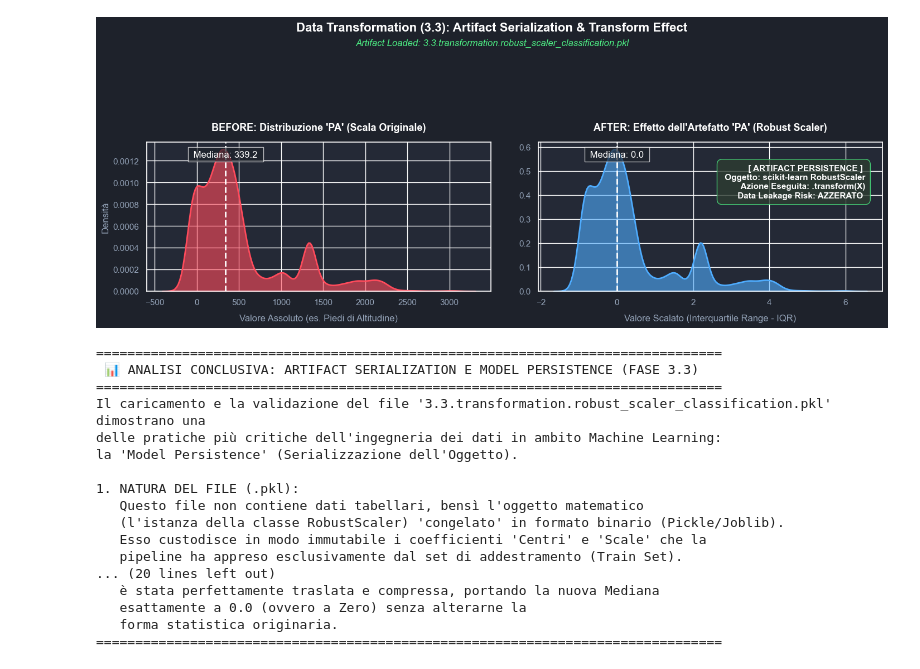
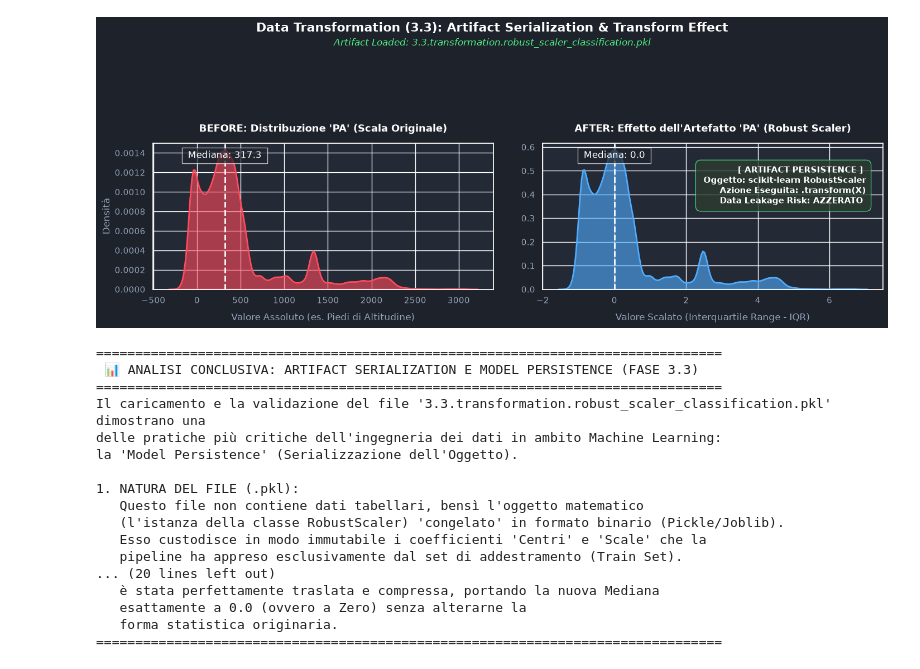
Before and after one commit to Catalinaqi/Project_MPPR-AI_B_PHM_America_2024, a Jupyter notebook: notebooks/phase3_class_analysis.ipynb, the cells around one changed output. Cells and saved outputs as stored; diff of their text form; code cells hidden in the pictures.

```diff
--- a/notebooks/phase3_class_analysis.ipynb
+++ b/notebooks/phase3_class_analysis.ipynb
@@ -44,7 +46,7 @@ root = find_project_root()
 
 # 2. Definisci il percorso verso la cartella di output (la base dei 'runs')
 # l'ultima esecuzione o una specifica
-run_id = "20260621_160737" # O l'ID che sto analizzando
+run_id = "completo" # O l'ID che sto analizzando
 base_run_dir = root / "outputs" / "runs" / "classification" / "phm2024" / run_id
 
 # Definire il percorso di "base fase" per evitare hardcode in tutto il notebook
@@ -1143,7 +1145,7 @@ import joblib  # Libreria standard per la deserializzazione dei modelli ML
 
 # Definizione dinamica dei file necessari (AGGIORNATO PER CLASSIFICAZIONE)
 filename_scaler_pkl = "3.3.transformation.robust_scaler_classification.pkl"
-filename_cleaned_train = "3.2.cleaning.cleaned_classification_train.parquet"
+filename_cleaned_train = "3.5.formatting.classification_internal_train.parquet"
 
 file_path_pkl = base_phase_path / filename_scaler_pkl
 file_path_cleaned = base_phase_path / filename_cleaned_train
@@ -1255,34 +1257,34 @@ la 'Model Persistence' (Serializzazione dell'Oggetto).
    (l'istanza della classe RobustScaler) 'congelato' in formato binario (Pickle/Joblib).
    Esso custodisce in modo immutabile i coefficienti 'Centri' e 'Scale' che la
    pipeline ha appreso esclusivamente dal set di addestramento (Train Set).
 
 2. RISOLUZIONE DELL'ALLINEAMENTO DELLE FEATURES (GESTIONE DEL TARGET):
    Interrogando la memoria interna dell'artefatto (tramite .feature_names_in_),
    è emerso che l'architettura della pipeline ha processato congiuntamente sia i
    predittori ('X') che la variabile categorica obiettivo ('faulty').
    La pipeline è stata brillantemente ingegnerizzata: mentre le features continue
    (come la pressione) vengono scalate per agevolare la discesa del gradiente, il
    RobustScaler assegna automaticamente al target binario parametri neutri
    (Centro = 0, Scala = 1.0). Questo preserva intatta la codifica 0/1 delle classi.
 
 3. PREVENZIONE DEL DATA LEAKAGE:
    Il salvataggio di questo artefatto nel 'Registry' è il meccanismo fondamentale
    per evitare il Data Leakage (Fuga di Informazioni). Quando i dataset di Validation
    e Test attraverseranno questa fase, la pipeline caricherà questo identico file
    e invocherà esclusivamente il metodo '.transform()'. Ciò garantisce che i dati
    futuri vengano normalizzati usando la "prospettiva" del passato.
 
 4. VALIDAZIONE VISIVA (BEFORE & AFTER):
    Il grafico applicato alla feature '{feature_demo.upper()}' conferma il successo
    dell'operazione. La distribuzione originale, centrata attorno a {mediana_raw:.1f},
    è stata perfettamente traslata e compressa, portando la nuova Mediana
    esattamente a {mediana_scaled:.1f} (ovvero a Zero) senza alterarne la
    forma statistica originaria.
 ================================================================================
 """
 print(analisi_artefatto_pkl)
 # %% [output]
-[figure, old version]
+[figure, new version]
 ================================================================================
  📊 ANALISI CONCLUSIVA: ARTIFACT SERIALIZATION E MODEL PERSISTENCE (FASE 3.3)
 ================================================================================
```
Also changed, not shown: parts of 26 cells of this notebook, 3 other files.
